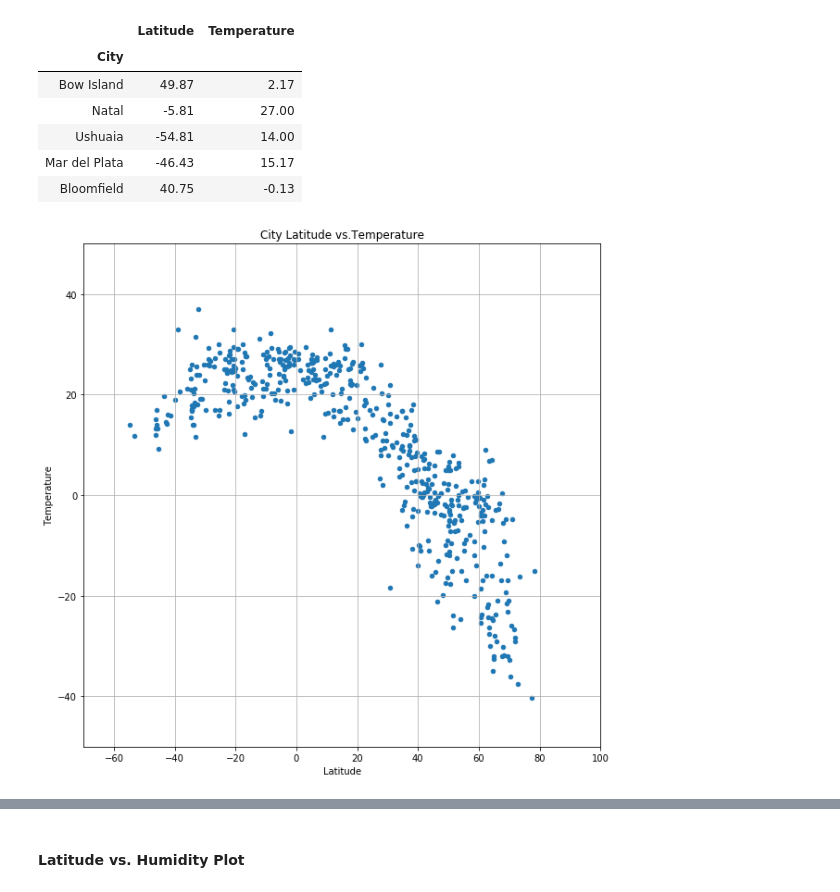
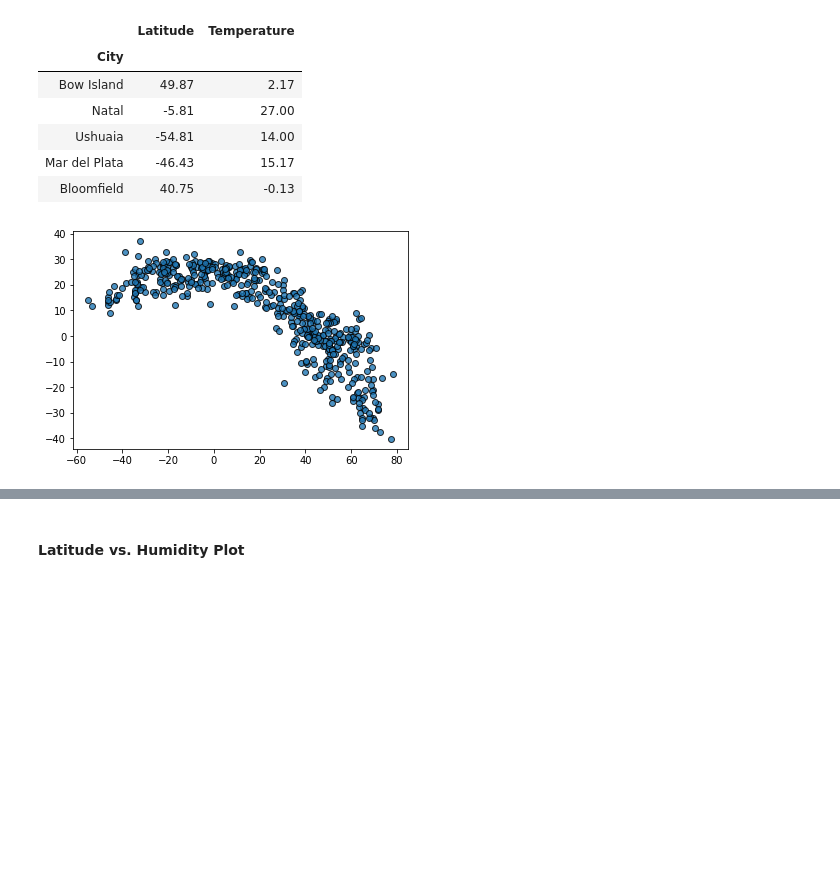
Before and after one commit to janetnamulondo/python_api_challenge, a Jupyter notebook: 02-Homework_06-Python-APIs_Instructions_starter_code_WeatherPy.ipynb, the cells around one changed output, grey strips where cells are left out. Cells and saved outputs as stored; diff of their text form; code cells hidden in the pictures; blank space fills up the shorter version.

Commit message:
saved plot images to folder.

```diff
--- a/02-Homework_06-Python-APIs_Instructions_starter_code_WeatherPy.ipynb
+++ b/02-Homework_06-Python-APIs_Instructions_starter_code_WeatherPy.ipynb
@@ -206,8 +206,13 @@ latitude_temperature.head()
 # %%
 
 # Create a scatter plot which compares MPG to horsepower
-latitude_temperature.plot(kind="scatter",  x="Latitude", y="Temperature", grid=True, figsize=(10,10), ylim=(-50, 50),
-                          xlim=(-70, 100), title="City Latitude vs.Temperature")
+#latitude_temperature.plot(kind="scatter",  x="Latitude", y="Temperature", grid=True, figsize=(10,10), ylim=(-50, 50),
+                          #xlim=(-70, 100), title="City Latitude vs.Temperature")
+plt.scatter(latitude_temperature ["Latitude"],latitude_temperature ["Temperature"], edgecolor="black", linewidths=1, marker="o",
+            alpha=0.8, label="Cities")
+
+# Saving graph as png
+plt.savefig("Images/City_Lat_vs_Temp.png")
 plt.show()
 # %% [output]
-[figure, old version]
+[figure, new version]
```
Also changed, not shown: parts of 11 cells of this notebook, 4 other files.
